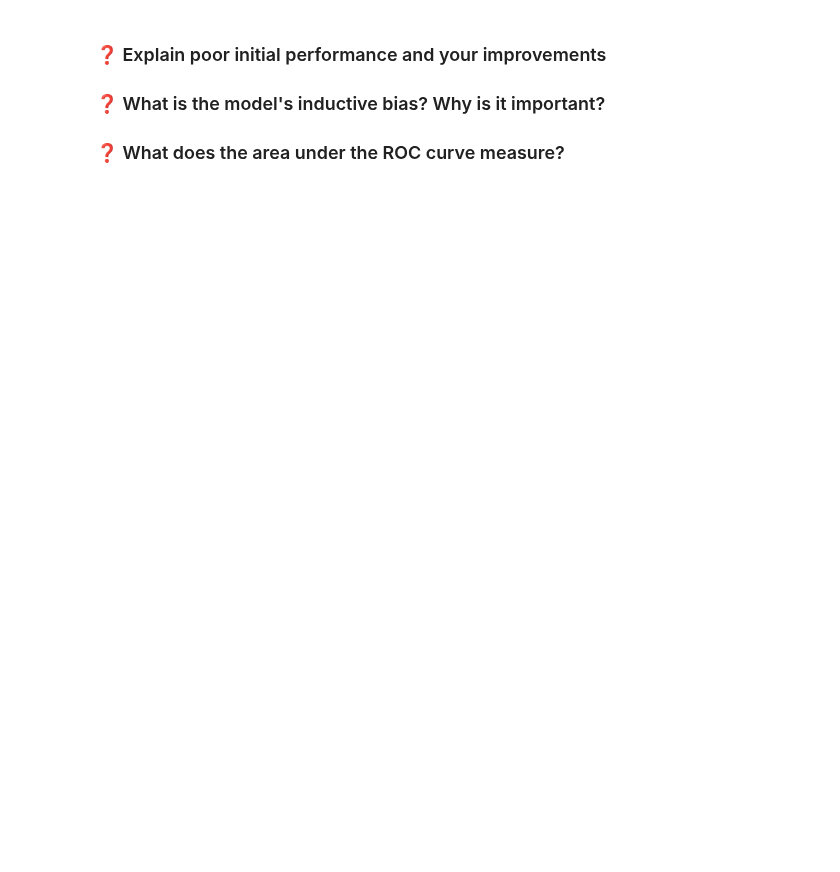
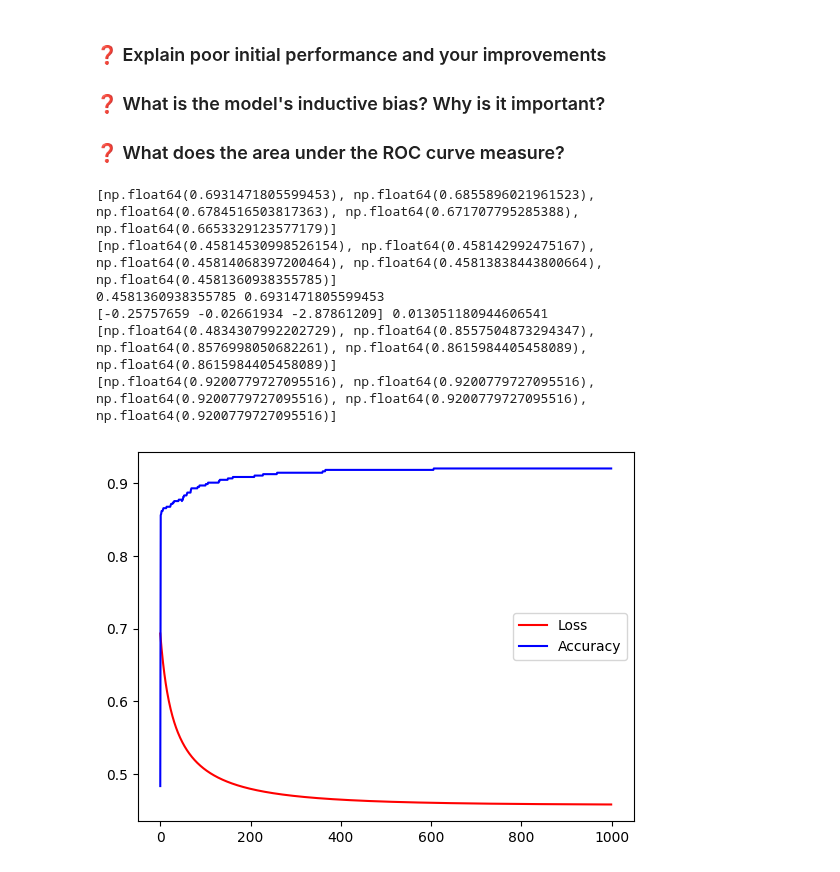
Before and after one commit to torreslutnaes/Intro-ML, a Jupyter notebook: Prosjekter/Prosjekt 1/problem.ipynb, the cells around one changed output. Drawn from its saved outputs; the diff is of its cells as text; code cells hidden in the pictures; blank space fills up the shorter version.

Commit message:
Lagt til alle funksjonene i både lineær og logistisk, samt plottet loss og accuracy for logistisk. Mangler plott på lineær og svare på teorispørsmål

```diff
--- a/Prosjekter/Prosjekt 1/problem.ipynb
+++ b/Prosjekter/Prosjekt 1/problem.ipynb
@@ -124,3 +119,55 @@ NameError: name 'train' is not defined
 ### ❓ What is the model's inductive bias? Why is it important?
 
 ### ❓ What does the area under the ROC curve measure?
+# %%
+# ====================================
+# TRAINING
+import pandas as pd
+import numpy as np
+import matplotlib.pyplot as plt
+from linear_models import LogisticRegression, LinearRegression
+
+data = pd.read_csv('classification.csv')
+train = data[data['split'] == 'train']
+test = data[data['split'] == 'test']
+epoch = 1000
+
+#Initialize and train model
+X_train = np.column_stack((train.x0, train.x1, train.x0 * train.x1))
+X_test = np.column_stack((test.x0, test.x1, test.x0 * test.x1))
+log_reg = LogisticRegression(0.1, epoch)
+log_reg.fit(X_train, np.array(train.y))
+
+# Make predictions
+predictions = log_reg.predict_proba(X_test)
+
+#Plot
+
+epoch_list = np.arange(0, epoch, 1)
+
+print(log_reg.loss_history[:5])
+print(log_reg.loss_history[-5:])
+print(min(log_reg.loss_history), max(log_reg.loss_history))
+print(log_reg.weights, log_reg.bias)
+print(log_reg.train_accuracies[:5])
+print(log_reg.train_accuracies[-5:])
+
+plt.plot(epoch_list, log_reg.loss_history, c = 'Red', label="Loss")
+plt.plot(epoch_list, log_reg.train_accuracies, c= 'Blue', label="Accuracy")
+plt.legend()
+plt.show()
+
+
+
+ # EXPLAIN POOR INITIAL PERFORMANCE AND YOUR IMPROVEMENTS
+
+ # The reason for poor initial performance is being shown of the scatterplot of x0 and x1, and the headline that it is not linearly seperable,
+ # and the privelige of logistic regression is that we can use a new dimension, and find contexts of the data that doesn't exists with only linear regression.
+# %% [output]
+[np.float64(0.6931471805599453), np.float64(0.6855896021961523), np.float64(0.6784516503817363), np.float64(0.671707795285388), np.float64(0.6653329123577179)]
+[np.float64(0.45814530998526154), np.float64(0.458142992475167), np.float64(0.45814068397200464), np.float64(0.45813838443800664), np.float64(0.4581360938355785)]
+0.4581360938355785 0.6931471805599453
+[-0.25757659 -0.02661934 -2.87861209] 0.013051180944606541
+[np.float64(0.4834307992202729), np.float64(0.8557504873294347), np.float64(0.8576998050682261), np.float64(0.8615984405458089), np.float64(0.8615984405458089)]
+[np.float64(0.9200779727095516), np.float64(0.9200779727095516), np.float64(0.9200779727095516), np.float64(0.9200779727095516), np.float64(0.9200779727095516)]
+[figure, added]
```
Also changed, not shown: parts of 2 cells of this notebook, 2 other files.
